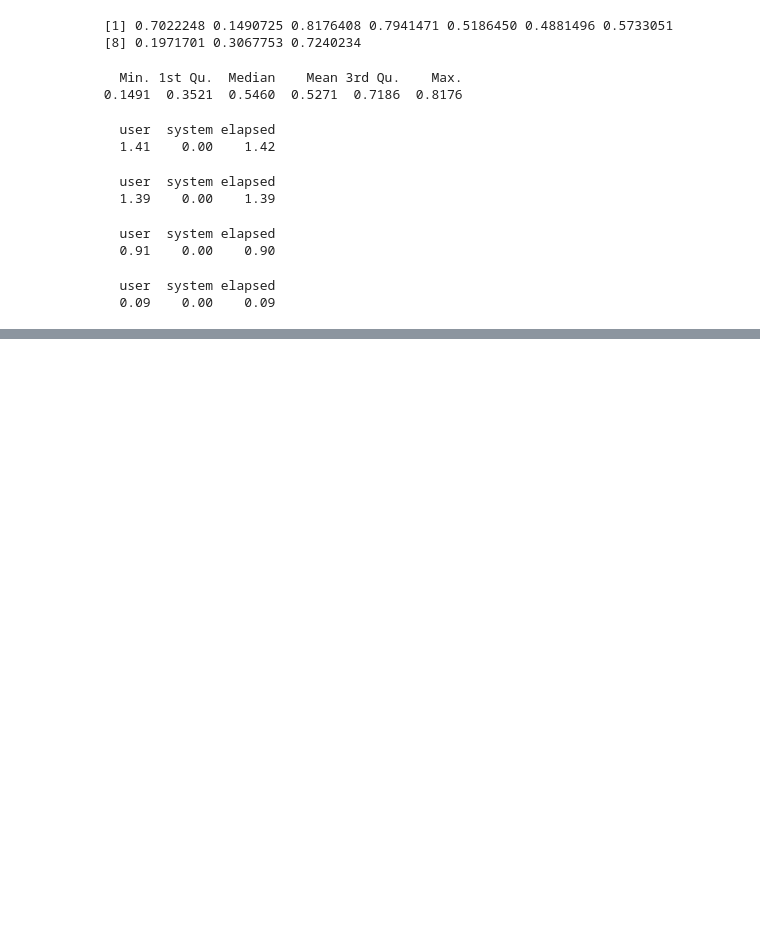
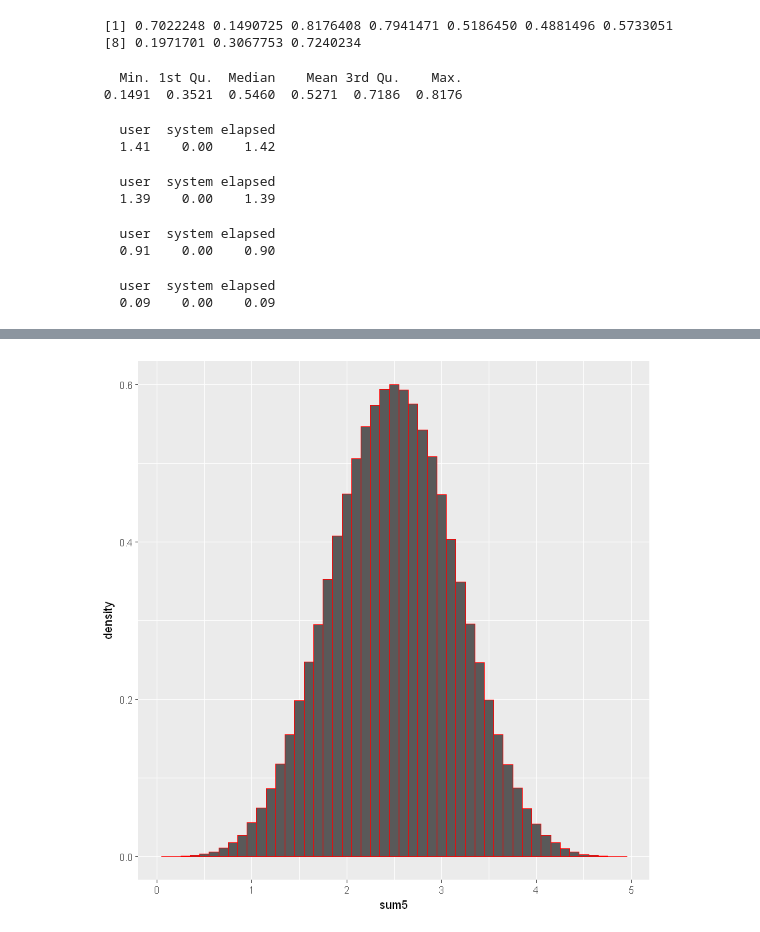
Before and after one commit to mlaai/Deep-Learning, a Jupyter notebook: Code/Projects/Data/RQuickReference.ipynb, the cells around one changed output, grey strips where cells are left out. Cells and saved outputs as stored; diff of their text form; code cells hidden in the pictures; blank space fills up the shorter version.

```diff
--- a/Code/Projects/Data/RQuickReference.ipynb
+++ b/Code/Projects/Data/RQuickReference.ipynb
@@ -800,0 +826,5 @@ system.time(sum5 <- colSums(matrix(runif(n=nuni*reps), nrow=nuni)))
+# %%
+ggplot(d5, aes(sum5))+
+    geom_histogram(aes(y=..density..),binwidth=0.1, color="red")
+# %% [output]
+[figure, added]
```
Also changed, not shown: parts of 28 cells of this notebook.
